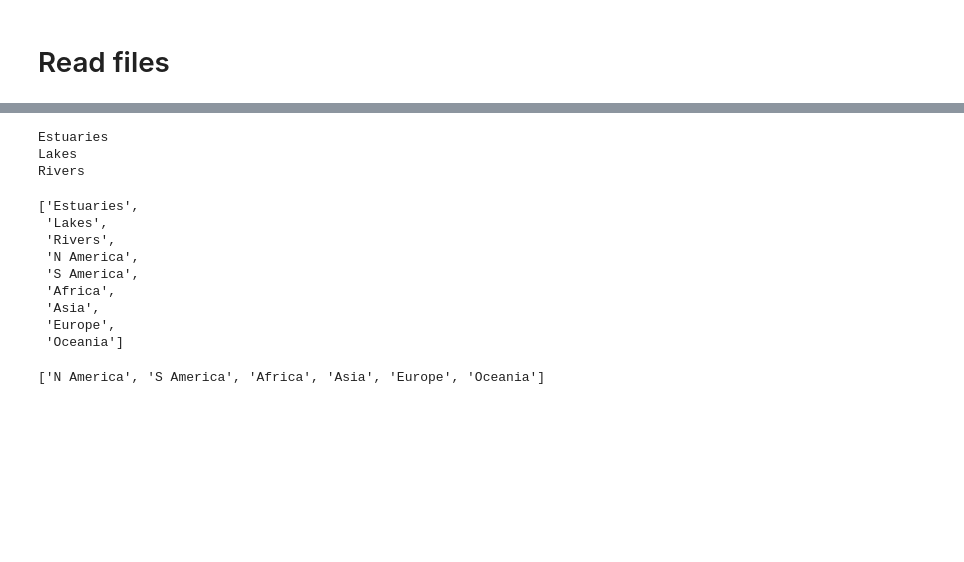
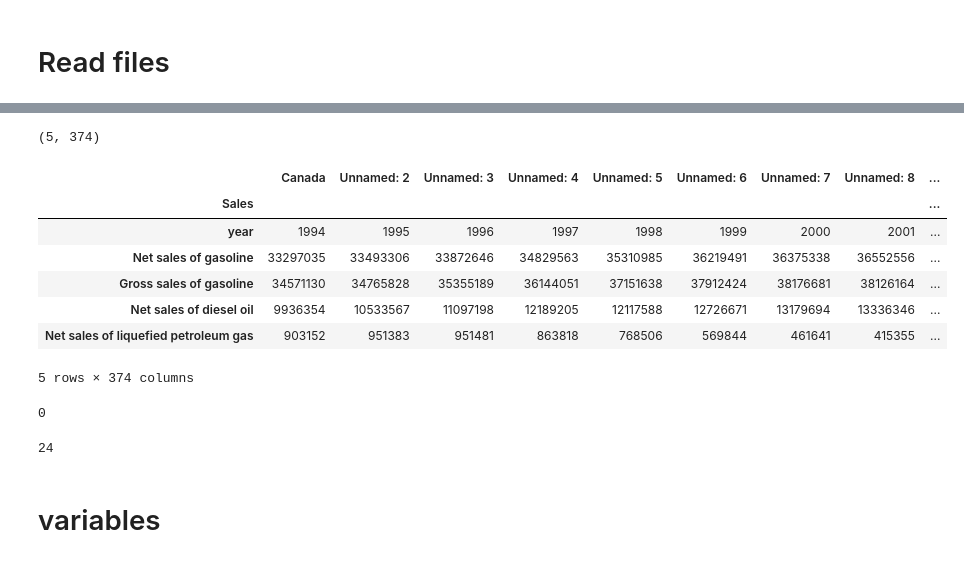
Before and after one commit to KatiRG/airports, a Jupyter notebook: ipynb/transport_fuelsales2json.ipynb, the cells around one changed output, grey strips where cells are left out. Drawn from its saved outputs; the diff is of its cells as text; code cells hidden in the pictures; blank space fills up the shorter version.

```diff
--- a/ipynb/transport_fuelsales2json.ipynb
+++ b/ipynb/transport_fuelsales2json.ipynb
@@ -135,27 +17,28 @@ Rivers
-# %%
-#Sankey2
-
-dir = '/home/nangini/PROJECTS/C-CASCADES/data/'
-file = open(dir + 'LOAC_budget_TgCyr181113_sankey2.json', 'w')
-
-make_2level_sankey(df2, nodes2, target2_regions, file)
-# %% [output]
-Estuaries
-Lakes
-Rivers
-# %%
-nodes2
-# %% [output]
-['Estuaries',
- 'Lakes',
- 'Rivers',
- 'N America',
- 'S America',
- 'Africa',
- 'Asia',
- 'Europe',
- 'Oceania']
-# %%
-target2_regions
-# %% [output]
-['N America', 'S America', 'Africa', 'Asia', 'Europe', 'Oceania']
+# %%
+fname = '/home/nangini/Documents/PROJECTS/TRANSPORTCAN/DATA/MOTORVEHICLE/2310006601-eng_1993-2017_format.csv'
+
+#df1 = pd.read_csv(fname1, sep="\t", skiprows=[0], header = None)
+df = pd.read_csv(fname,index_col=0)
+
+print df.shape
+df
+# %% [output]
+(5, 374)
+|  | Canada | Unnamed: 2 | Unnamed: 3 | Unnamed: 4 | Unnamed: 5 | Unnamed: 6 | Unnamed: 7 | Unnamed: 8 | ... |
+| Sales |  |  |  |  |  |  |  |  | ... |
+| year | 1994 | 1995 | 1996 | 1997 | 1998 | 1999 | 2000 | 2001 | ... |
+| Net sales of gasoline | 33297035 | 33493306 | 33872646 | 34829563 | 35310985 | 36219491 | 36375338 | 36552556 | ... |
+| Gross sales of gasoline | 34571130 | 34765828 | 35355189 | 36144051 | 37151638 | 37912424 | 38176681 | 38126164 | ... |
+| Net sales of diesel oil | 9936354 | 10533567 | 11097198 | 12189205 | 12117588 | 12726671 | 13179694 | 13336346 | ... |
+| Net sales of liquefied petroleum gas | 903152 | 951383 | 951481 | 863818 | 768506 | 569844 | 461641 | 415355 | ... |
+5 rows × 374 columns
+# %%
+df.columns.get_loc("Canada")
+# %% [output]
+0
+# %%
+df.columns.get_loc("Newfoundland and Labrador")
+# %% [output]
+24
+# %% [markdown]
+# variables
```
Also changed, not shown: parts of 37 cells of this notebook, 9 other files.
